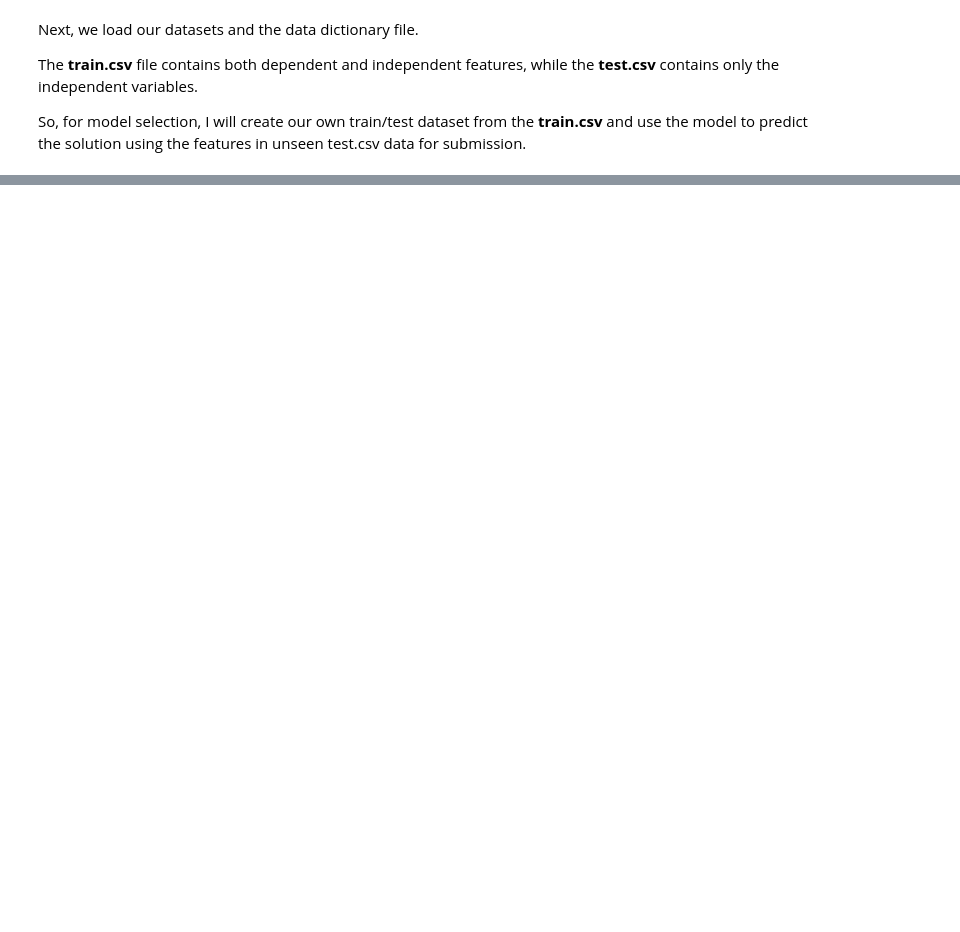
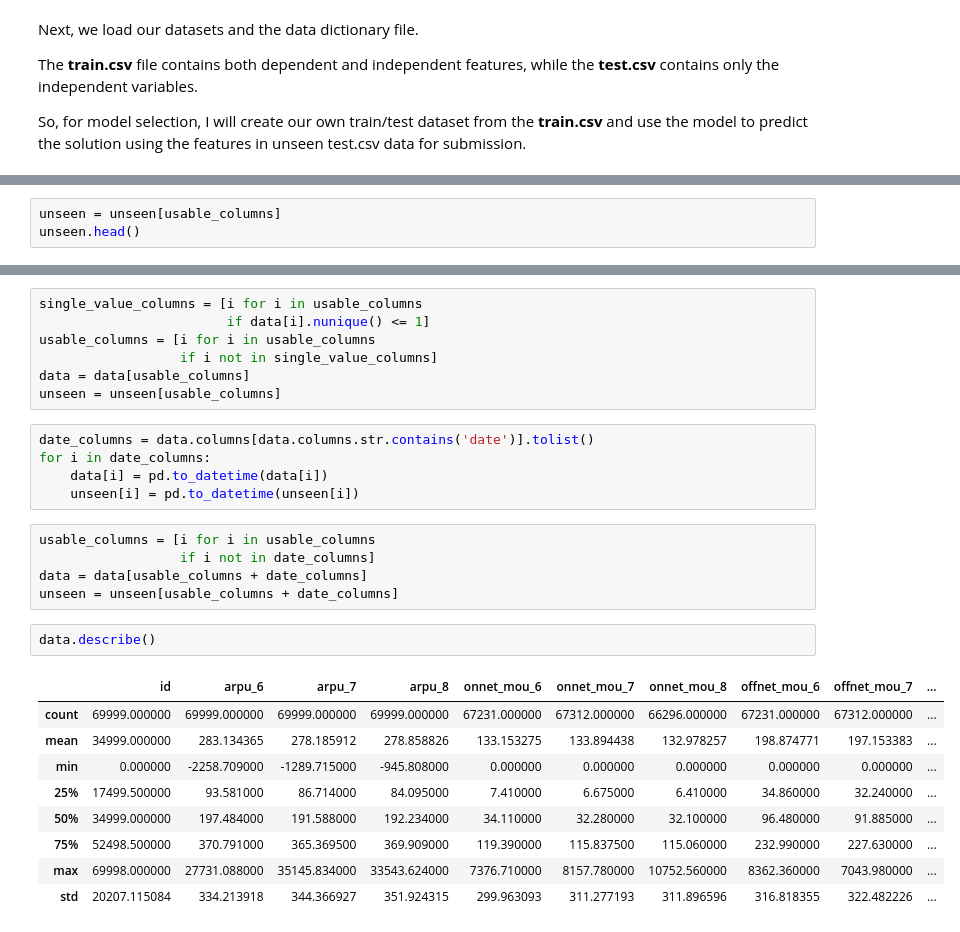
Before and after one commit to eeshangpt/TelecomChurn, a Jupyter notebook: Telecom Churn Prediction.ipynb, the cells around one changed output, grey strips where cells are left out. Saved outputs shown, nothing was run; the diff lists cells and outputs as text; blank space fills up the shorter version.

```diff
--- a/Telecom Churn Prediction.ipynb
+++ b/Telecom Churn Prediction.ipynb
@@ -583,0 +152,3 @@ You can now take this file and upload it as a submission on Kaggle.
+# %%
+unseen = unseen[usable_columns]
+unseen.head()
@@ -583,0 +206,29 @@ You can now take this file and upload it as a submission on Kaggle.
+# %%
+single_value_columns = [i for i in usable_columns
+                        if data[i].nunique() <= 1]
+usable_columns = [i for i in usable_columns
+                  if i not in single_value_columns]
+data = data[usable_columns]
+unseen = unseen[usable_columns]
+# %%
+date_columns = data.columns[data.columns.str.contains('date')].tolist()
+for i in date_columns:
+    data[i] = pd.to_datetime(data[i])
+    unseen[i] = pd.to_datetime(unseen[i])
+# %%
+usable_columns = [i for i in usable_columns
+                  if i not in date_columns]
+data = data[usable_columns + date_columns]
+unseen = unseen[usable_columns + date_columns]
+# %%
+data.describe()
+# %% [output]
+|  | id | arpu_6 | arpu_7 | arpu_8 | onnet_mou_6 | onnet_mou_7 | onnet_mou_8 | offnet_mou_6 | offnet_mou_7 | ... |
+| count | 69999.000000 | 69999.000000 | 69999.000000 | 69999.000000 | 67231.000000 | 67312.000000 | 66296.000000 | 67231.000000 | 67312.000000 | ... |
+| mean | 34999.000000 | 283.134365 | 278.185912 | 278.858826 | 133.153275 | 133.894438 | 132.978257 | 198.874771 | 197.153383 | ... |
+| min | 0.000000 | -2258.709000 | -1289.715000 | -945.808000 | 0.000000 | 0.000000 | 0.000000 | 0.000000 | 0.000000 | ... |
+| 25% | 17499.500000 | 93.581000 | 86.714000 | 84.095000 | 7.410000 | 6.675000 | 6.410000 | 34.860000 | 32.240000 | ... |
+| 50% | 34999.000000 | 197.484000 | 191.588000 | 192.234000 | 34.110000 | 32.280000 | 32.100000 | 96.480000 | 91.885000 | ... |
+| 75% | 52498.500000 | 370.791000 | 365.369500 | 369.909000 | 119.390000 | 115.837500 | 115.060000 | 232.990000 | 227.630000 | ... |
+| max | 69998.000000 | 27731.088000 | 35145.834000 | 33543.624000 | 7376.710000 | 8157.780000 | 10752.560000 | 8362.360000 | 7043.980000 | ... |
+| std | 20207.115084 | 334.213918 | 344.366927 | 351.924315 | 299.963093 | 311.277193 | 311.896596 | 316.818355 | 322.482226 | ... |
```
Also changed, not shown: parts of 104 cells of this notebook, 1 other file.
